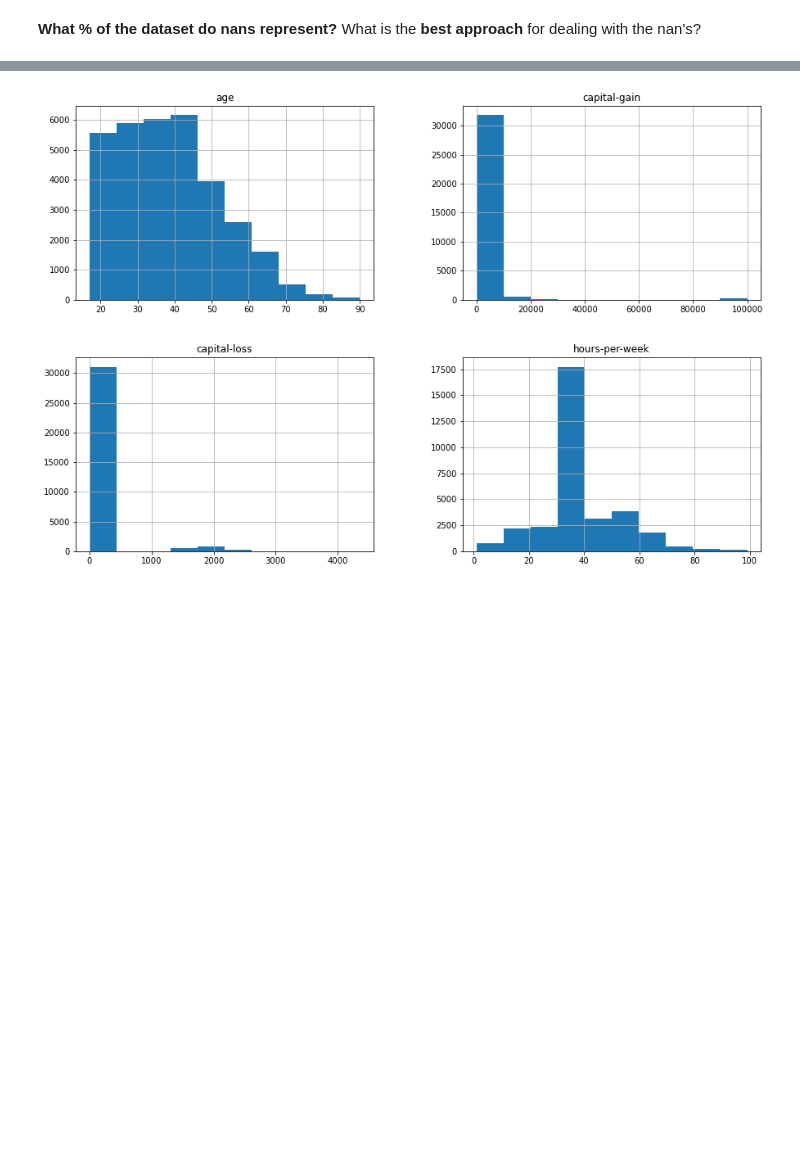
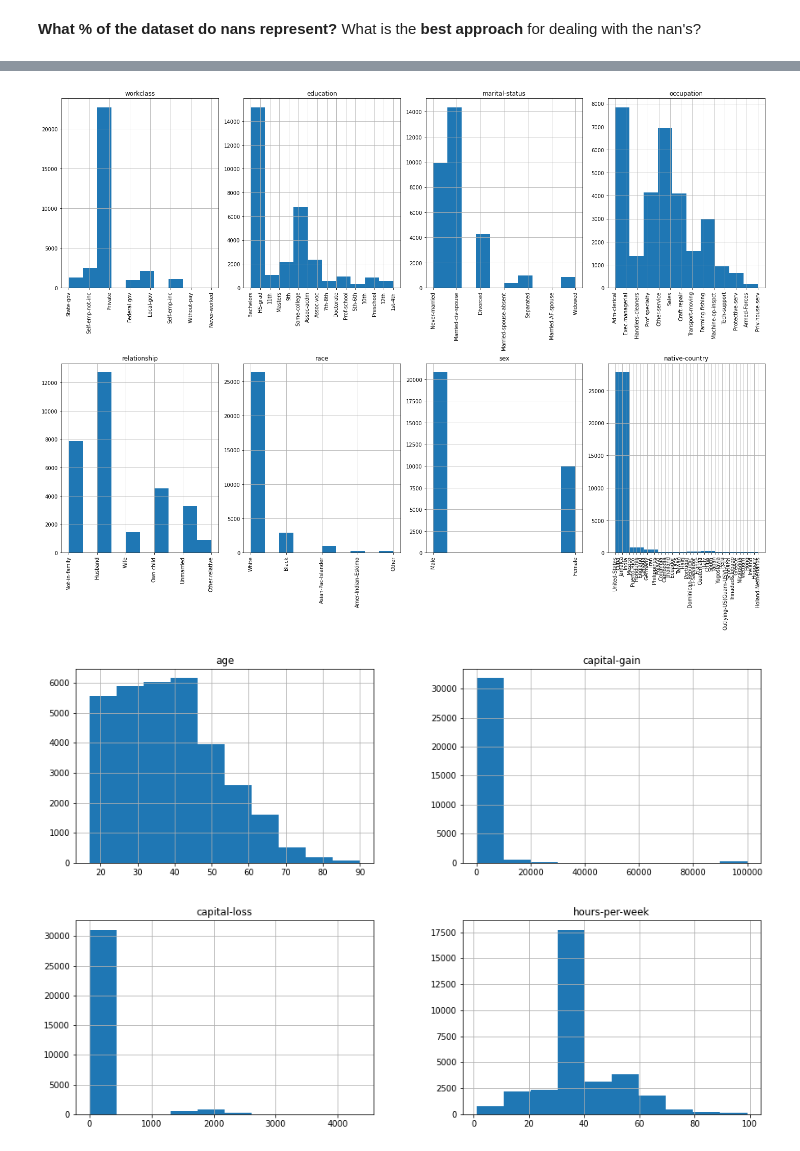
Before and after one commit to EuniceOyeniyi/stive_exercises, a Jupyter notebook: Chapter 02/12. SVM/03_HARD_adult-data-investigation.ipynb, the cells around one changed output, grey strips where cells are left out. Drawn from its saved outputs; the diff is of its cells as text; code cells hidden in the pictures; blank space fills up the shorter version.

```diff
--- a/Chapter 02/12. SVM/03_HARD_adult-data-investigation.ipynb
+++ b/Chapter 02/12. SVM/03_HARD_adult-data-investigation.ipynb
@@ -135,6 +228,5 @@ pd.DataFrame( unique_values,   index= df.columns, columns= ['Unique value count'
 | native-country | 41 |
 | target | 2 |
 # %%
-cat_col = ['education','marital-status','occupation','relationship','race','sex','native-country']
+cat_col = ['workclass','education','marital-status','occupation','relationship','race','sex','native-country']
 cat_df =df[cat_col]
-cat_df
@@ -167,3 +233,17 @@ ValueError: hist method requires numerical or datetime columns, nothing to plot.
+# %%
+from math import ceil
+plt.subplots(figsize=(20,15))
+cols = 4
+rows = ceil(len(cat_col) / cols)
+for index, col_name in enumerate(cat_col):
+    plt.subplot(rows, cols, index + 1)
+    cat_df[col_name].hist()
+    plt.title(col_name)
+    plt.xticks(rotation=90)
+    plt.tight_layout() # to remove overlapping between the axis names and the titles of the plots
+plt.show()
+# %% [output]
+[figure, added]
 # %%
 #plot the numerical columns
 num_df = df[['age','capital-gain','capital-loss','hours-per-week']]
```
Also changed, not shown: parts of 21 cells of this notebook.
